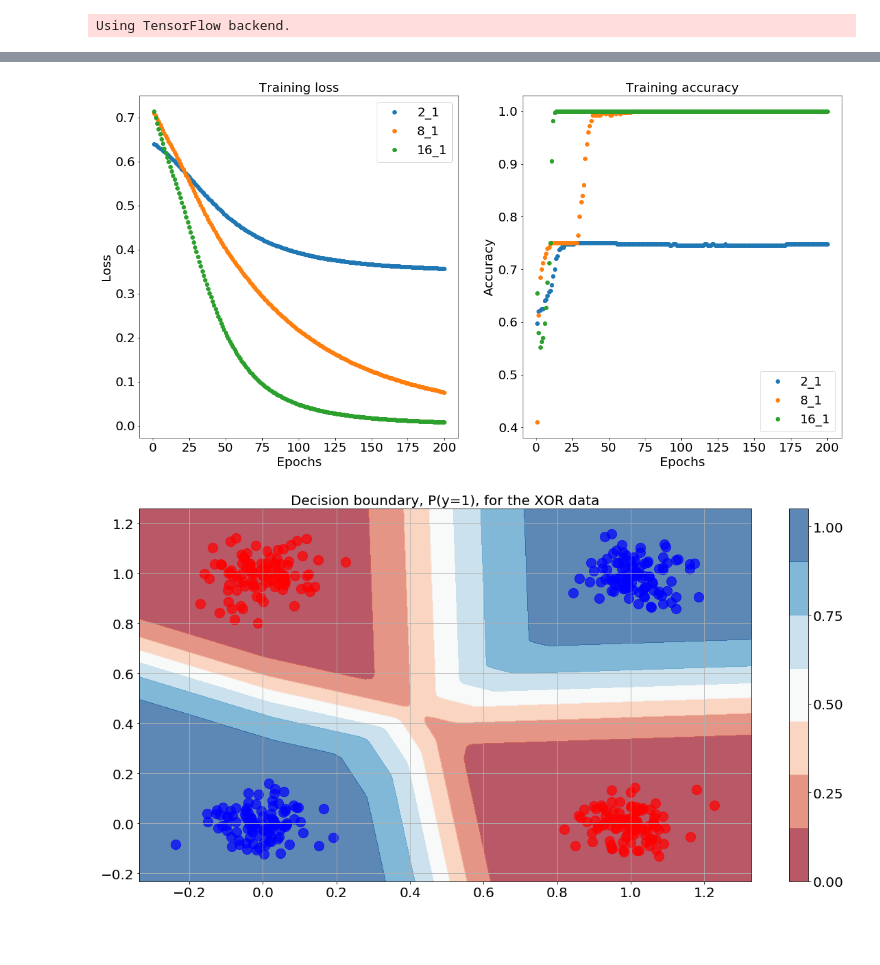
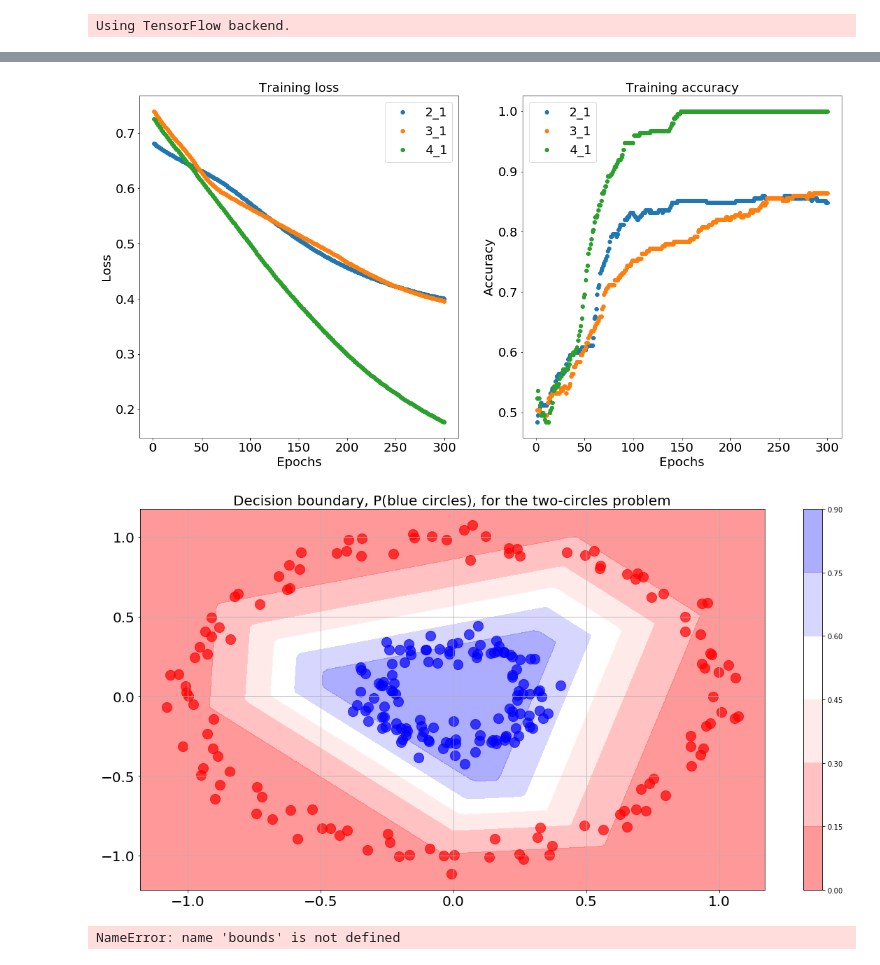
Before and after one commit to naftalic/academicpages.github.io, a Jupyter notebook: _drafts/a.ipynb, the cells around one changed output, grey strips where cells are left out. Saved outputs shown, nothing was run; the diff lists cells and outputs as text; code cells hidden in the pictures; blank space fills up the shorter version.

```diff
--- a/_drafts/a.ipynb
+++ b/_drafts/a.ipynb
@@ -46,0 +34,4 @@ plot_data(xor_data, xor_labels,'XOR problem')
+# %%
+# Generate Data
+from sklearn.datasets import make_classification, make_moons, make_circles
+X, y = make_circles(n_samples=250, noise=0.05, factor=0.3, random_state=0)
@@ -93,15 +88,30 @@ def plot_loss_acc(loss_values, acc_values,title_loss,title_metric):
     plt.yticks(fontsize=20)
 # %%
 plt.figure(figsize=(20,10))
-plot_loss_acc(history_dict_2_1['loss'], history_dict_2_1['acc'],
-                             'Training loss','Training accuracy')
-plot_loss_acc(history_dict_8_1['loss'], history_dict_8_1['acc'],
-                             'Training loss','Training accuracy')
-plot_loss_acc(history_dict_16_1['loss'], history_dict_16_1['acc'],
-                             'Training loss','Training accuracy')
+plot_loss_acc(history_2_1['loss'], history_2_1['acc'],
+              ['Training loss','Training accuracy'],['2_1','3_1','4_1'])
+plot_loss_acc(history_3_1['loss'], history_3_1['acc'],
+              ['Training loss','Training accuracy'],['2_1','3_1','4_1'])
+plot_loss_acc(history_4_1['loss'], history_4_1['acc'],
+              ['Training loss','Training accuracy'],['2_1','3_1','4_1'])
 plt.show()
 # %% [output]
-[figure, old version]
+[figure, new version]
+# %%
+def custom_div_cmap(numcolors=11, name='custom_div_cmap',
+                    mincol='red', midcol='white', maxcol='blue'):
+    """ Create a custom diverging colormap with three colors
+
+    Default is blue to white to red with 11 colors.  Colors can be specified
+    in any way understandable by matplotlib.colors.ColorConverter.to_rgb()
+    """
+
+    from matplotlib.colors import LinearSegmentedColormap
+
+    cmap = LinearSegmentedColormap.from_list(name=name,
+                                             colors =[mincol, midcol, maxcol],
+                                             N=numcolors)
+    return cmap
 # %%
 from matplotlib.colors import ListedColormap
 def plot_decision_boundary(func, X, y, figsize=(20, 10)):
@@ -114,16 +124,15 @@ def plot_decision_boundary(func, X, y, figsize=(20, 10)):
     ab = np.c_[aa.ravel(), bb.ravel()]
     c = func(ab)
     cc = c.reshape(aa.shape)
-
-    cm = plt.cm.RdBu
-    cm_bright = ListedColormap(['#FF0000', '#0000FF'])
+    #cm = plt.cm.RdBu
 
     fig, ax = plt.subplots(figsize=figsize)
-    contour = plt.contourf(aa, bb, cc, cmap=cm, alpha=0.7)
-
-    ax_c = fig.colorbar(contour)
-    ax_c.set_ticks([0, 0.25, 0.5, 0.75, 1])
-    ax_c.ax.tick_params(labelsize=20)
+    bounds =  np.linspace(0,1,12) #[0, 0.2, 0.4, 0.6, 0.8, 1]
+    plt.contourf(aa, bb, cc, cmap = custom_div_cmap(11), alpha=0.4, vmin=0, vmax=1)
+    plt.colorbar(values = bounds, spacing='proportional')
+    #cbar = fig.colorbar(contour)
+    #cbar.ax.set_yticklabels(bounds)
+    #cbar.ax.tick_params(labelsize=20)
 
 
 #plt.scatter(X[:, 0], X[:, 1], c=y, cmap=cm_bright)
@@ -133,11 +142,15 @@ def plot_decision_boundary(func, X, y, figsize=(20, 10)):
     plt.yticks(fontsize=20)
     plt.xlim(amin, amax)
     plt.ylim(bmin, bmax)
+
     plt.grid('on')
 # %%
-plot_decision_boundary(lambda x: model_2_1.predict(x), xor_data, xor_labels)
-plt.title('Decision boundary, P(y=1), for the XOR data',fontsize=20)
-#plt.tight_layout()
+plot_decision_boundary(lambda x: model_4_1.predict(x), X, y)
+plt.title('Decision boundary, P(blue circles), for the two-circles problem',fontsize=20)
 plt.show()
 # %% [output]
-[figure, old version]
+[figure, new version]
+# %%
+bounds
+# %% [output]
+NameError: name 'bounds' is not defined
```
Also changed, not shown: parts of 5 cells of this notebook.
